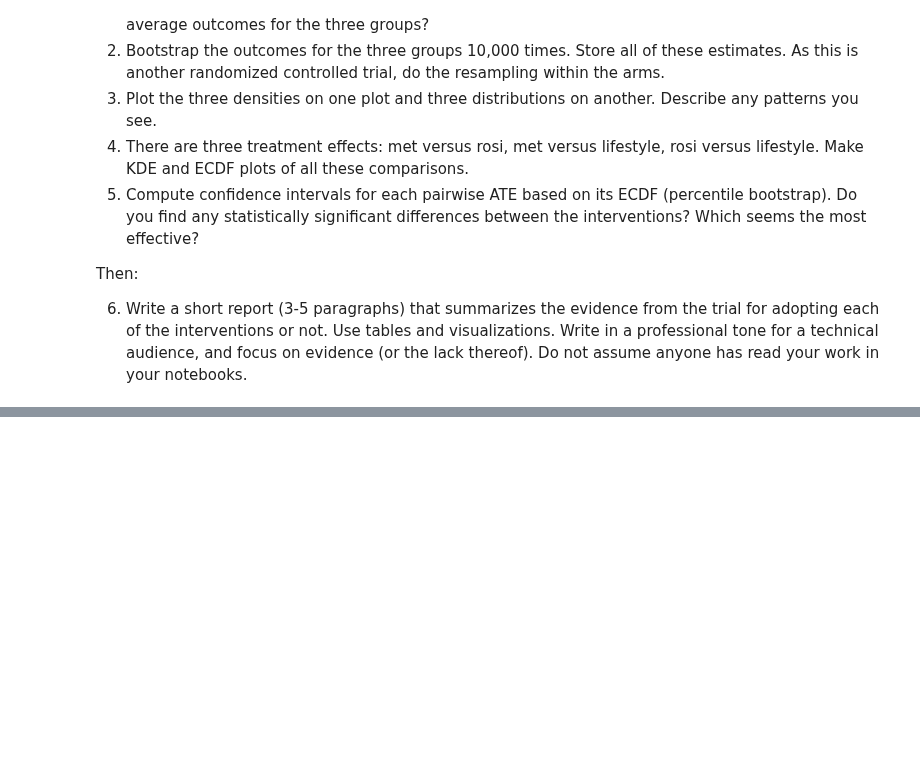
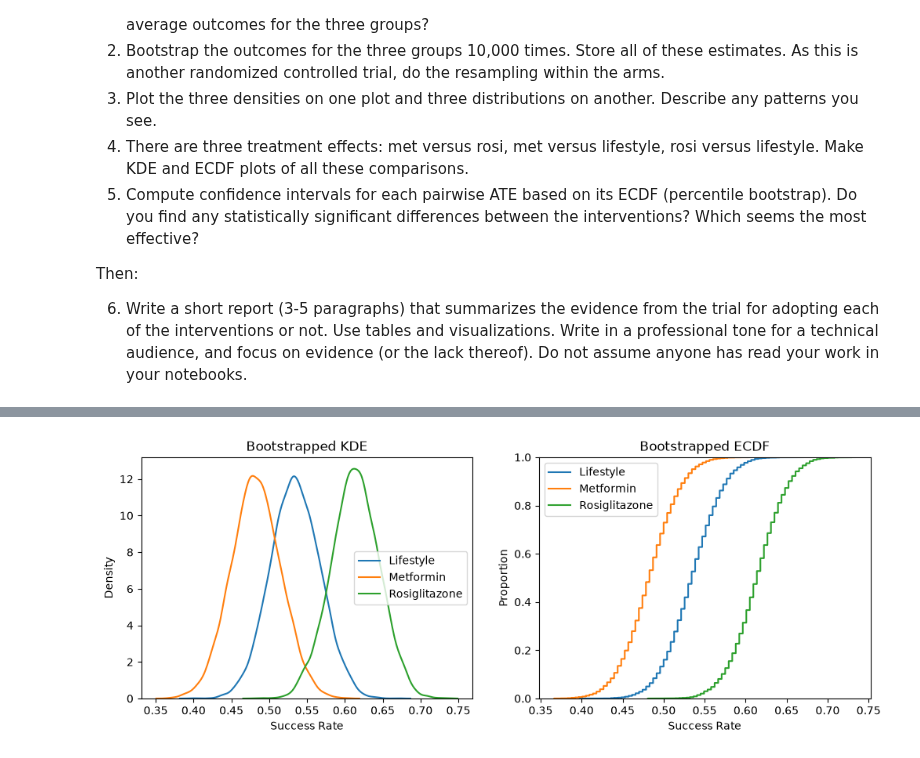
Before and after one commit to ehoerdemann17/DS5030_Labs_EJH, a Jupyter notebook: Lab6/lab_06.ipynb, the cells around one changed output, grey strips where cells are left out. Drawn from its saved outputs; the diff is of its cells as text; code cells hidden in the pictures; blank space fills up the shorter version.

Commit message:
Finished the coding portions of the lab

```diff
--- a/Lab6/lab_06.ipynb
+++ b/Lab6/lab_06.ipynb
@@ -199,3 +218,20 @@ In an ipynb or py file:
 Then:
 
 6. Write a short report (3-5 paragraphs) that summarizes the evidence from the trial for adopting each of the interventions or not. Use tables and visualizations. Write in a professional tone for a technical audience, and focus on evidence (or the lack thereof). Do not assume anyone has read your work in your notebooks.
+# %%
+# Load csv
+diabetes = pd.read_csv("C:/users/ericj/DS5030/DS5030_Labs_EJH/Lab6/data/diabetes.csv")
+diabetes = diabetes.drop(columns=["Unnamed: 0"])
+
+
+# Crosstab the outcomes for the 3 groups
+print(pd.crosstab(diabetes['treatment'], diabetes['outcome']), '\n')
+print()
+
+# Need to first quantify success and failure
+diabetes["outcome"] = (diabetes["outcome"] == "success").astype(int)
+# print(diabetes)
+
+# Average outcome for the 3 groups
+ave = diabetes.groupby("treatment")["outcome"].mean()
+print(ave)
@@ -201,0 +283,20 @@ Then:
+# %%
+# Note of AI Usage: Claude Opus 5.5 was used to help me write this code. I knew how to do it, but I figured it would take to long with too much syntax when the point of the excersize is analysis rather than getting boiled down in the weeds of coding
+
+fig, ax = plt.subplots(1, 2, figsize=(12, 4))
+
+sns.kdeplot(outcome_a, label='Lifestyle', ax=ax[0])
+sns.kdeplot(outcome_b, label='Metformin', ax=ax[0])
+sns.kdeplot(outcome_c, label='Rosiglitazone', ax=ax[0])
+ax[0].set(title='Bootstrapped KDE', xlabel='Success Rate')
+ax[0].legend()
+
+sns.ecdfplot(outcome_a, label='Lifestyle', ax=ax[1])
+sns.ecdfplot(outcome_b, label='Metformin', ax=ax[1])
+sns.ecdfplot(outcome_c, label='Rosiglitazone', ax=ax[1])
+ax[1].set(title='Bootstrapped ECDF', xlabel='Success Rate')
+ax[1].legend()
+
+plt.show()
+# %% [output]
+[figure, added]
```
Also changed, not shown: parts of 14 cells of this notebook.
